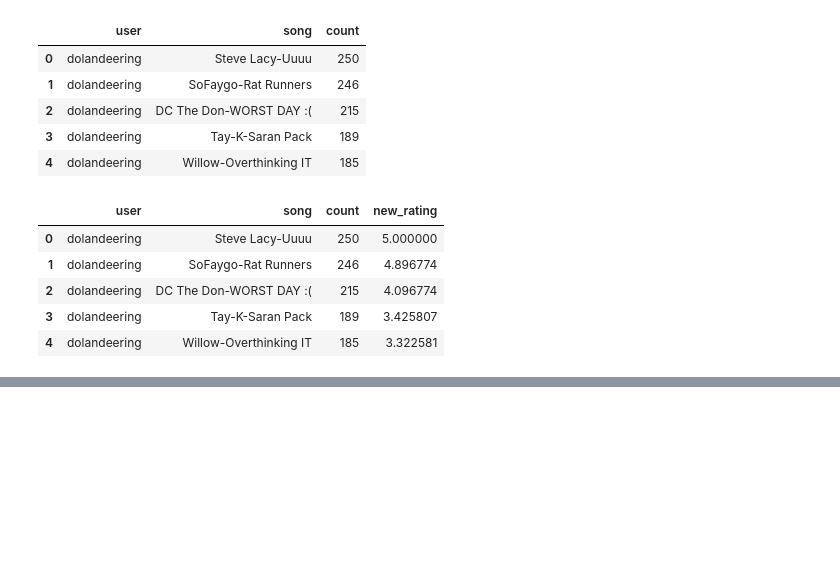
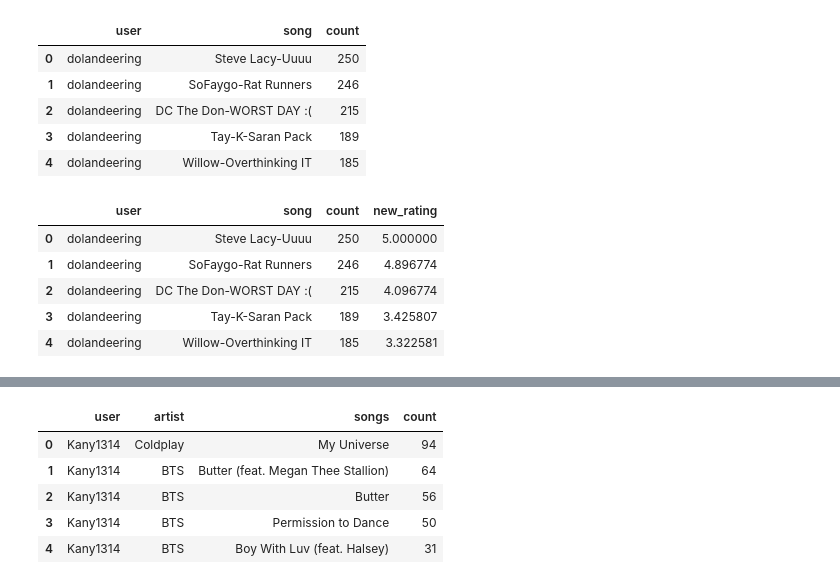
Before and after one commit to rzhan97/Hey-Hey-Miu, a Jupyter notebook: notebook/data_processing.ipynb, the cells around one changed output, grey strips where cells are left out. Saved outputs shown, nothing was run; the diff lists cells and outputs as text; code cells hidden in the pictures; blank space fills up the shorter version.

```diff
--- a/notebook/data_processing.ipynb
+++ b/notebook/data_processing.ipynb
@@ -347,0 +403,9 @@ load_df.to_pickle("../data/processed/userrating_df")
+# %%
+Kany1314_df.head()
+# %% [output]
+|  | user | artist | songs | count |
+| 0 | Kany1314 | Coldplay | My Universe | 94 |
+| 1 | Kany1314 | BTS | Butter (feat. Megan Thee Stallion) | 64 |
+| 2 | Kany1314 | BTS | Butter | 56 |
+| 3 | Kany1314 | BTS | Permission to Dance | 50 |
+| 4 | Kany1314 | BTS | Boy With Luv (feat. Halsey) | 31 |
```
Also changed, not shown: parts of 10 cells of this notebook, 1 other file.
